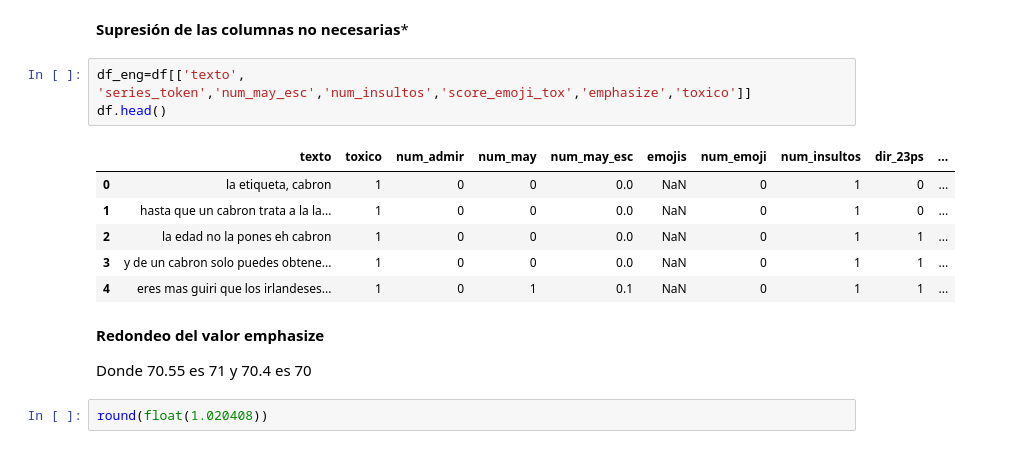
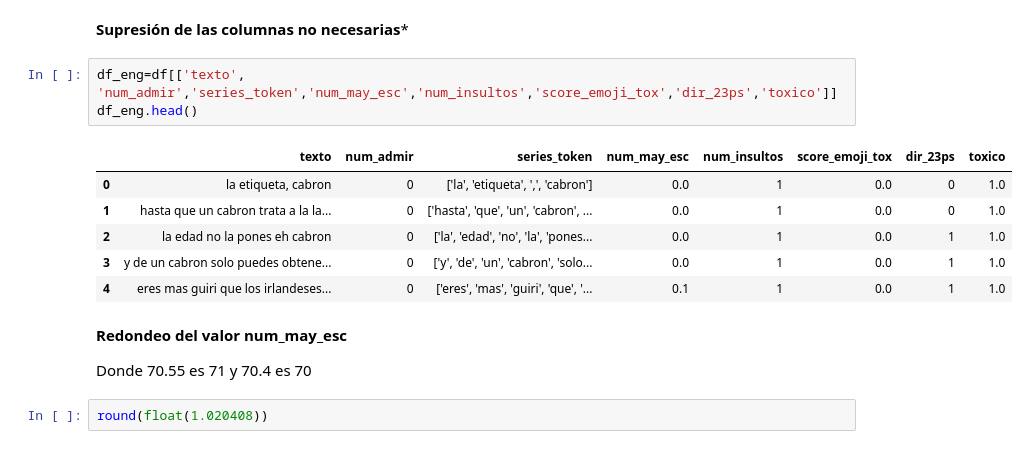
Before and after one commit to SpRdgz/TFM, a Jupyter notebook: 04_Feature_Engineering/Ingenieria_de_caracteristicas.ipynb, the cells around one changed output. Cells and saved outputs as stored; diff of their text form.

```diff
--- a/04_Feature_Engineering/Ingenieria_de_caracteristicas.ipynb
+++ b/04_Feature_Engineering/Ingenieria_de_caracteristicas.ipynb
@@ -40,17 +40,17 @@ Es  habitual la supresión de signos de puntuación pero en este caso nos ayudan
 # %% [markdown]
 **Supresión de las columnas no necesarias***
 # %%
-df_eng=df[['texto', 'series_token','num_may_esc','num_insultos','score_emoji_tox','emphasize','toxico']]
-df.head()
+df_eng=df[['texto', 'num_admir','series_token','num_may_esc','num_insultos','score_emoji_tox','dir_23ps','toxico']]
+df_eng.head()
 # %% [output]
-|  | texto | toxico | num_admir | num_may | num_may_esc | emojis | num_emoji | num_insultos | dir_23ps | ... |
-| 0 | la etiqueta, cabron | 1 | 0 | 0 | 0.0 | NaN | 0 | 1 | 0 | ... |
-| 1 | hasta que un cabron trata a la la... | 1 | 0 | 0 | 0.0 | NaN | 0 | 1 | 0 | ... |
-| 2 | la edad no la pones eh cabron | 1 | 0 | 0 | 0.0 | NaN | 0 | 1 | 1 | ... |
-| 3 | y de un cabron solo puedes obtene... | 1 | 0 | 0 | 0.0 | NaN | 0 | 1 | 1 | ... |
-| 4 | eres mas guiri que los irlandeses... | 1 | 0 | 1 | 0.1 | NaN | 0 | 1 | 1 | ... |
+|  | texto | num_admir | series_token | num_may_esc | num_insultos | score_emoji_tox | dir_23ps | toxico |
+| 0 | la etiqueta, cabron | 0 | ['la', 'etiqueta', ',', 'cabron'] | 0.0 | 1 | 0.0 | 0 | 1.0 |
+| 1 | hasta que un cabron trata a la la... | 0 | ['hasta', 'que', 'un', 'cabron', ... | 0.0 | 1 | 0.0 | 0 | 1.0 |
+| 2 | la edad no la pones eh cabron | 0 | ['la', 'edad', 'no', 'la', 'pones... | 0.0 | 1 | 0.0 | 1 | 1.0 |
+| 3 | y de un cabron solo puedes obtene... | 0 | ['y', 'de', 'un', 'cabron', 'solo... | 0.0 | 1 | 0.0 | 1 | 1.0 |
+| 4 | eres mas guiri que los irlandeses... | 0 | ['eres', 'mas', 'guiri', 'que', '... | 0.1 | 1 | 0.0 | 1 | 1.0 |
 # %% [markdown]
-**Redondeo del valor emphasize**
+**Redondeo del valor num_may_esc**
 
 Donde 70.55 es 71 y 70.4 es 70
 # %%
```
Also changed, not shown: parts of 13 cells of this notebook, 2 other files.
